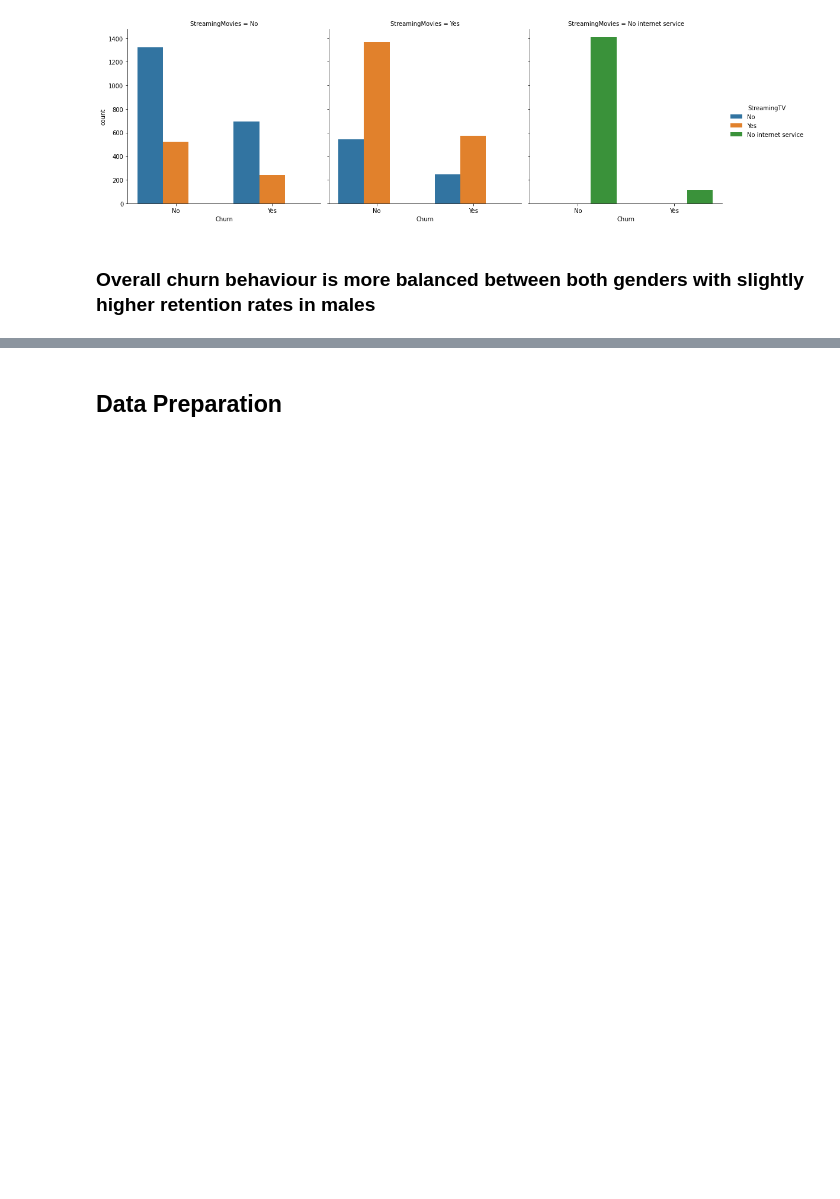
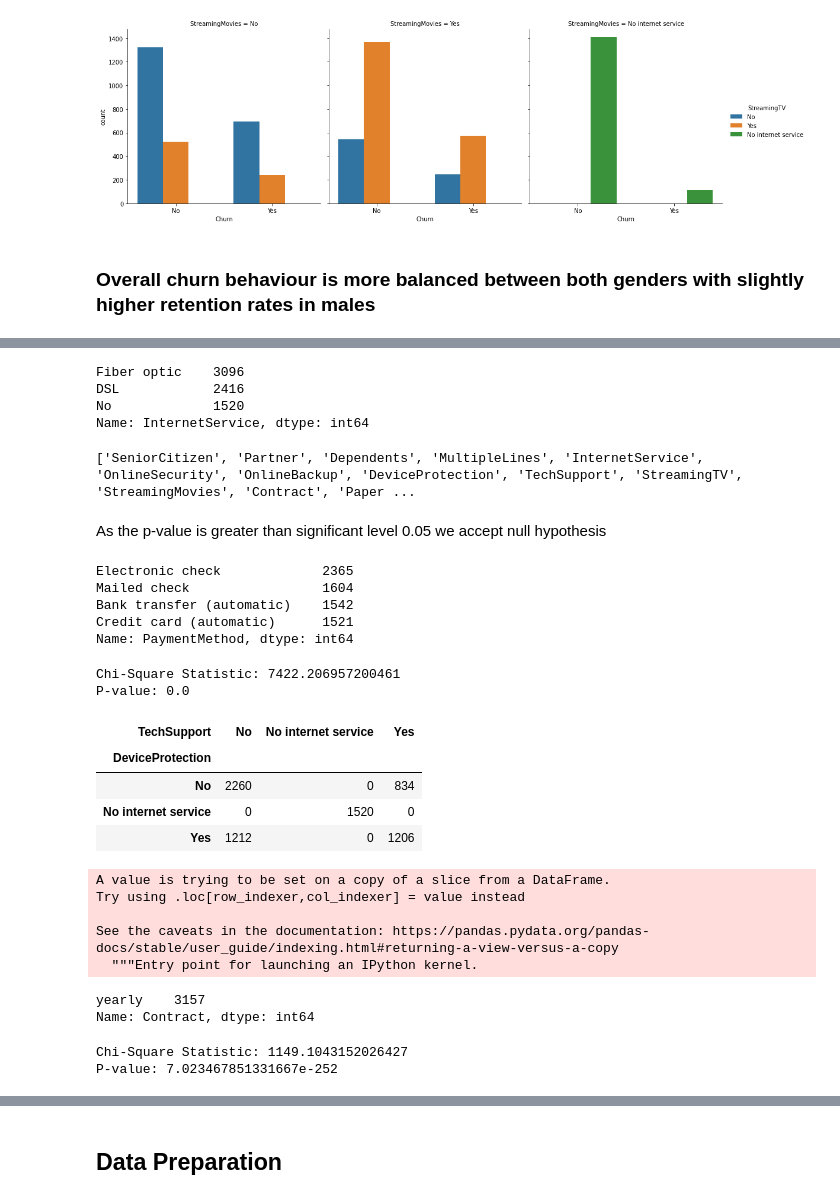
Before and after one commit to MTR055/Customer-Churn-Prediction, a Jupyter notebook: notebooks/main.ipynb, the cells around one changed output, grey strips where cells are left out. Saved outputs shown, nothing was run; the diff lists cells and outputs as text; code cells hidden in the pictures; blank space fills up the shorter version.

```diff
--- a/notebooks/main.ipynb
+++ b/notebooks/main.ipynb
@@ -316,0 +293,53 @@ data[['StreamingTV','StreamingMovies']]
+# %%
+data['InternetService'].value_counts()
+# %% [output]
+Fiber optic    3096
+DSL            2416
+No             1520
+Name: InternetService, dtype: int64
+# %%
+cat1_cols = ['gender', 'SeniorCitizen', 'Partner', 'Dependents', 'PhoneService', 'MultipleLines', 'InternetService', 'OnlineSecurity', 'OnlineBackup',
+             'DeviceProtection','TechSupport','StreamingTV', 'StreamingMovies', 'Contract', 'PaperlessBilling', 'PaymentMethod']
+
+imp_cols = []
+for i in cat_cols:
+    contingency_table = pd.crosstab(data[i], data['Churn'])
+
+    chi2, p, dof, expected = chi2_contingency(contingency_table)
+    if p < 0.05:
+        imp_cols.append(i)
+
+print(imp_cols)
+# %% [output]
+['SeniorCitizen', 'Partner', 'Dependents', 'MultipleLines', 'InternetService', 'OnlineSecurity', 'OnlineBackup', 'DeviceProtection', 'TechSupport', 'StreamingTV', 'StreamingMovies', 'Contract', 'Paper ...
+# %% [markdown]
+As the p-value is greater than significant level 0.05 we accept null hypothesis
+# %%
+data['PaymentMethod'].value_counts()
+# %% [output]
+Electronic check             2365
+Mailed check                 1604
+Bank transfer (automatic)    1542
+Credit card (automatic)      1521
+Name: PaymentMethod, dtype: int64
+# %%
+# Create a contingency table
+contingency_table = pd.crosstab(data['DeviceProtection'], data['TechSupport'])
+
+# Perform the Chi-Square Test
+chi2, p, dof, expected = chi2_contingency(contingency_table)
+
+# Output the results
+print(f"Chi-Square Statistic: {chi2}")
+print(f"P-value: {p}")
+# %% [output]
+Chi-Square Statistic: 7422.206957200461
+P-value: 0.0
+# %%
+contingency_table
+# %% [output]
+| TechSupport | No | No internet service | Yes |
+| DeviceProtection |  |  |  |
+| No | 2260 | 0 | 834 |
+| No internet service | 0 | 1520 | 0 |
+| Yes | 1212 | 0 | 1206 |
@@ -316,0 +348,25 @@ data[['StreamingTV','StreamingMovies']]
+# %%
+data['Contract'] = ['yearly' if x in ['One year','Two year'] else x for x in data['Contract']]
+# %% [output]
+A value is trying to be set on a copy of a slice from a DataFrame.
+Try using .loc[row_indexer,col_indexer] = value instead
+
+See the caveats in the documentation: https://pandas.pydata.org/pandas-docs/stable/user_guide/indexing.html#returning-a-view-versus-a-copy
+  """Entry point for launching an IPython kernel.
+# %%
+data[data['Contract']!= 'Month-to-month']['Contract'].value_counts()
+# %% [output]
+yearly    3157
+Name: Contract, dtype: int64
+# %%
+contingency_table = pd.crosstab(data['Contract'], data['Churn'])
+
+# Perform the Chi-Square Test
+chi2, p, dof, expected = chi2_contingency(contingency_table)
+
+# Output the results
+print(f"Chi-Square Statistic: {chi2}")
+print(f"P-value: {p}")
+# %% [output]
+Chi-Square Statistic: 1149.1043152026427
+P-value: 7.023467851331667e-252
```
Also changed, not shown: parts of 38 cells of this notebook.
